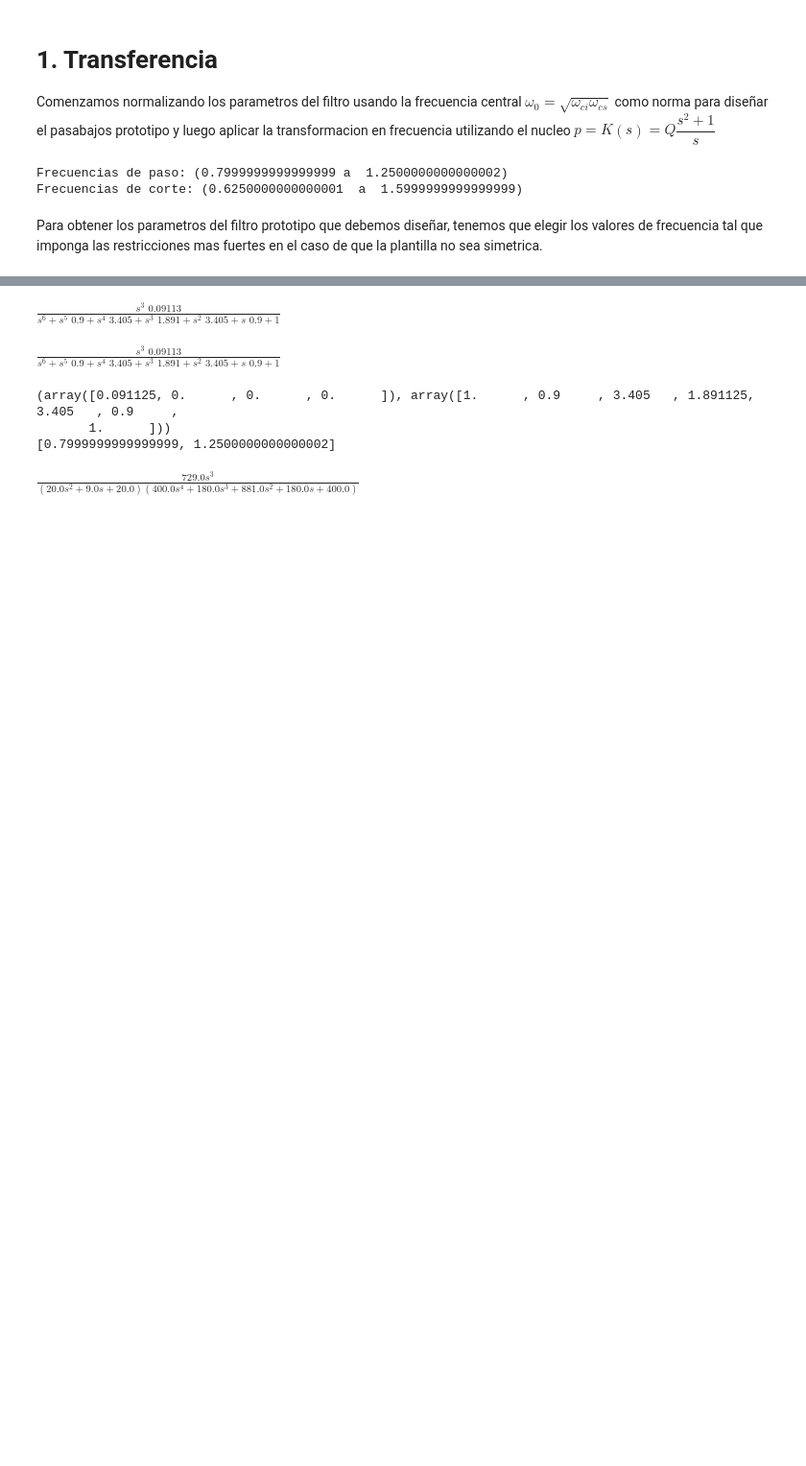
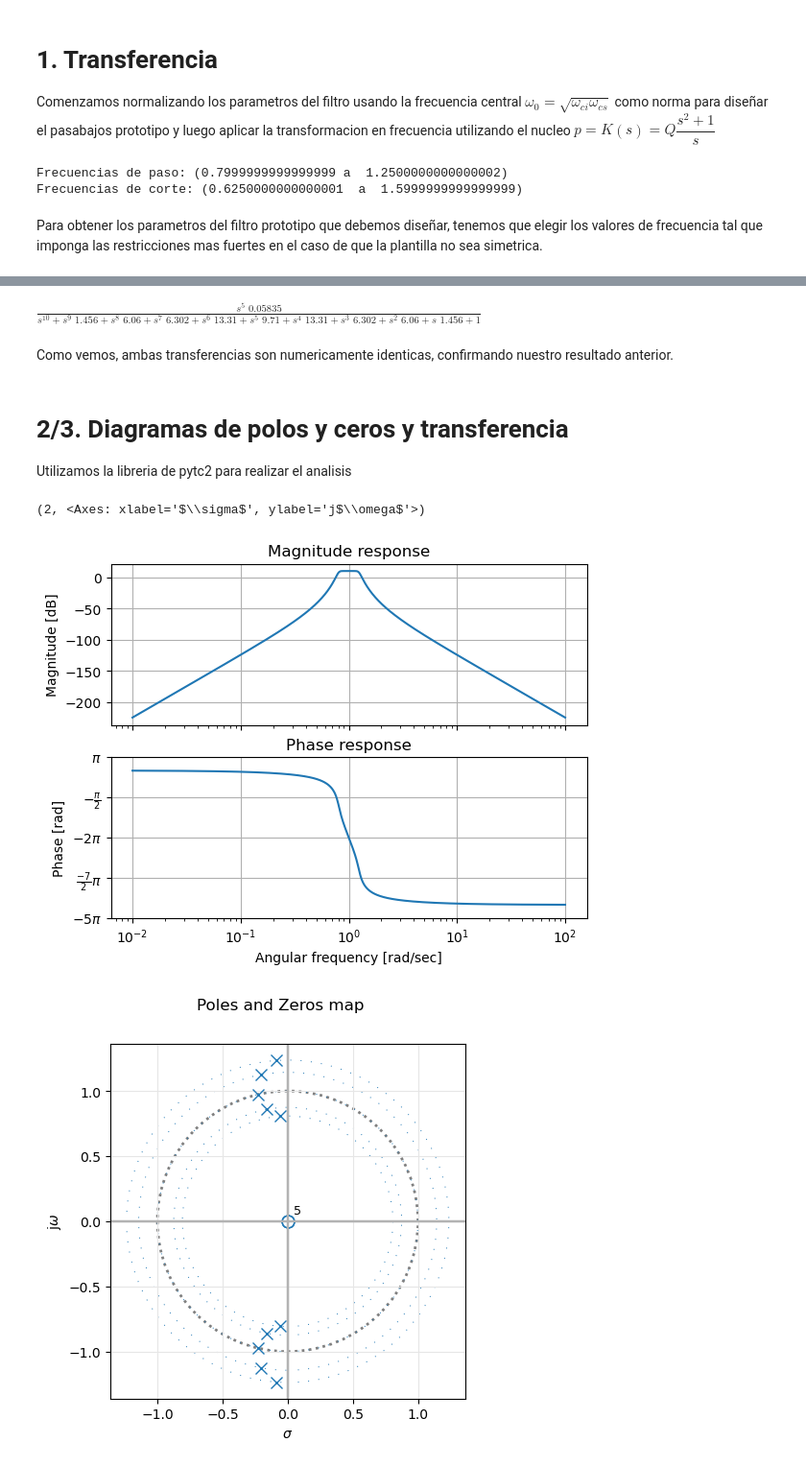
Before and after one commit to brunogle/tc2-r4001, a Jupyter notebook: trabajo_semanal_4bis/trabajo_semanal_4_bis.ipynb, the cells around one changed output, grey strips where cells are left out. Shown: that part at 96% size. Saved outputs shown, nothing was run; the diff lists cells and outputs as text; code cells hidden in the pictures; blank space fills up the shorter version.

```diff
--- a/trabajo_semanal_4bis/trabajo_semanal_4_bis.ipynb
+++ b/trabajo_semanal_4bis/trabajo_semanal_4_bis.ipynb
@@ -44,6 +43,8 @@ f_s2 = 3200*10**3
 
 alpha_max = 3
 alpha_min = 20
+
+ganancia_max = 10
 
 #Caluclos de los parametros del filtro
 
@@ -110,11 +111,14 @@ epsilon = np.sqrt(10**(alpha_max/10) - 1)
 
 n = 1
 
-while (10*np.log10(1 + epsilon**2 * w_s_lp ** (2*n))) < alpha_min:
+alpha_min_diseno = alpha_min + ganancia_max #Exigo ganancia_max mas de atenuacion
+
+
+while (10*np.log10(1 + epsilon**2 * w_s_lp ** (2*n))) < alpha_min_diseno:
     n += 1
 
-alpha_ws = 10*np.log10(1 + epsilon**2 * w_s_lp ** (2*n))
+alpha_ws = 10*np.log10(1 + epsilon**2 * w_s_lp ** (2*n)) - ganancia_max #En el filtro final, la atenuacion sera reducida por ganancia_max
 
 
-print(f"epsilon = {epsilon}    n = {n}   alpha_ws = {alpha_ws}")
+print(f"epsilon = {epsilon}   n = {n}   alpha_ws = {alpha_ws}")
 # %% [output]
@@ -130,46 +170,29 @@ Remplazando $p$ por el nucleo de transformacion, podemos encontrar la transferen
 # %%
-import scipy.signal
+from scipy import signal
 from IPython.display import display
 from pytc2.sistemas_lineales import analyze_sys, pretty_print_bicuad_omegayq,tfcascade,pretty_print_lti
 
-t = signal.butter(3, [w_p1, w_p2], btype='bandpass', analog=True)
 
-tlp = signal.butter(3, 1, btype='lowpass', analog=True)
-t2 = signal.lp2bp(tlp[0], tlp[1], 1, 0.45)
+t_num, t_den = signal.butter(n, [w_p1, w_p2], btype='bandpass', analog=True)
 
-pretty_print_lti(t[0], t[1])
-pretty_print_lti(t2[0], t2[1])
-print(t2)
-print( [w_p1, w_p2])
+t_num[0]*=K
+
+pretty_print_lti(t_num, t_den)
 # %% [output]
-$\displaystyle \frac{s^3 \,\, 0.09113 }{s^6 + s^5 \,\, 0.9 + s^4 \,\, 3.405 + s^3 \,\, 1.891 + s^2 \,\, 3.405 + s \,\, 0.9 +   1 }$
+$\displaystyle \frac{s^5 \,\, 0.05835 }{s^10 + s^9 \,\, 1.456 + s^8 \,\, 6.06 + s^7 \,\, 6.302 + s^6 \,\, 13.31 + s^5 \,\, 9.71 + s^4 \,\, 13.31 + s^3 \,\, 6.302 + s^2 \,\, 6.06 + s \,\, 1.456 +   1 }$
-$\displaystyle \frac{s^3 \,\, 0.09113 }{s^6 + s^5 \,\, 0.9 + s^4 \,\, 3.405 + s^3 \,\, 1.891 + s^2 \,\, 3.405 + s \,\, 0.9 +   1 }$
-(array([0.091125, 0.      , 0.      , 0.      ]), array([1.      , 0.9     , 3.405   , 1.891125, 3.405   , 0.9     ,
-       1.      ]))
-[0.7999999999999999, 1.2500000000000002]
-# %%
-from sympy.abc import p, s, T
-from IPython.display import display
-import sympy
-
-def round_expr(expr, num_digits):
-    return expr.xreplace({n : round(n, num_digits) for n in expr.atoms(sympy.Number)})
-
-transferencia_lp = sympy.Eq(T, sympy.Poly([1], p)/sympy.Poly([1, 2, 2, 1], p))
-relacion_p_s = sympy.Eq(p, q_filtro * (s**2 + 1)/s)
-
-transferencia = sympy.solve([transferencia_lp, relacion_p_s], [T, p], dict=True)[0][T]
-
-#numerador = sympy.fraction(transferencia, s)[0]
-#denominador = sympy.fraction(transferencia, s)[1]
-
-#denominador_coef_principal = denominador.coeff(s,6)
-
-#numerador /= denominador_coef_principal
-#denominador /= denominador_coef_principal
-
-#transferencia = numerador/denominador
-
-display(round_expr(transferencia, 5))
-# %% [output]
-$\displaystyle \frac{729.0 s^{3}}{\left(20.0 s^{2} + 9.0 s + 20.0\right) \left(400.0 s^{4} + 180.0 s^{3} + 881.0 s^{2} + 180.0 s + 400.0\right)}$
+# %% [markdown]
+Como vemos, ambas transferencias son numericamente identicas, confirmando nuestro resultado anterior.
+# %% [markdown]
+# 2/3. Diagramas de polos y ceros y transferencia
+
+Utilizamos la libreria de pytc2 para realizar el analisis
+# %%
+t = signal.TransferFunction(t_num, t_den)
+from pytc2.sistemas_lineales import analyze_sys, pretty_print_bicuad_omegayq,tfcascade,pretty_print_lti, bodePlot, pzmap
+
+bodePlot(t)
+pzmap(t)
+# %% [output]
+(2, <Axes: xlabel='$\\sigma$', ylabel='j$\\omega$'>)
+[figure, added]
+[figure, added]
```
Also changed, not shown: parts of 18 cells of this notebook, 13 other files.
